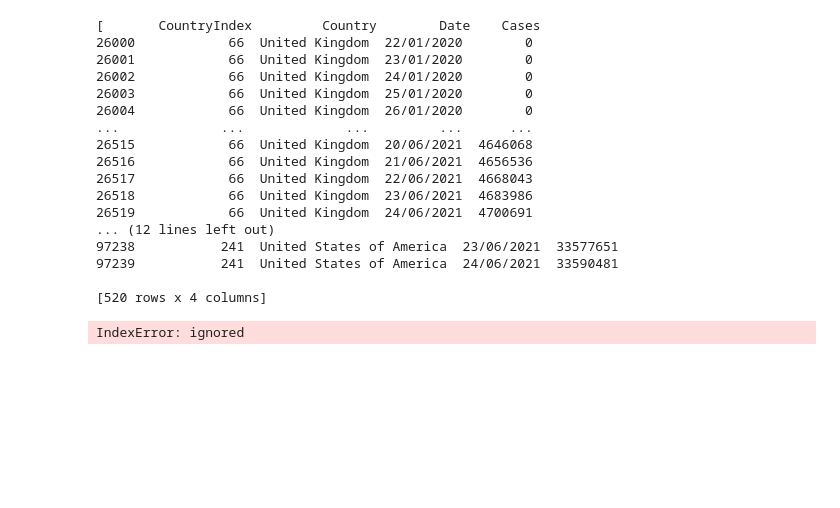
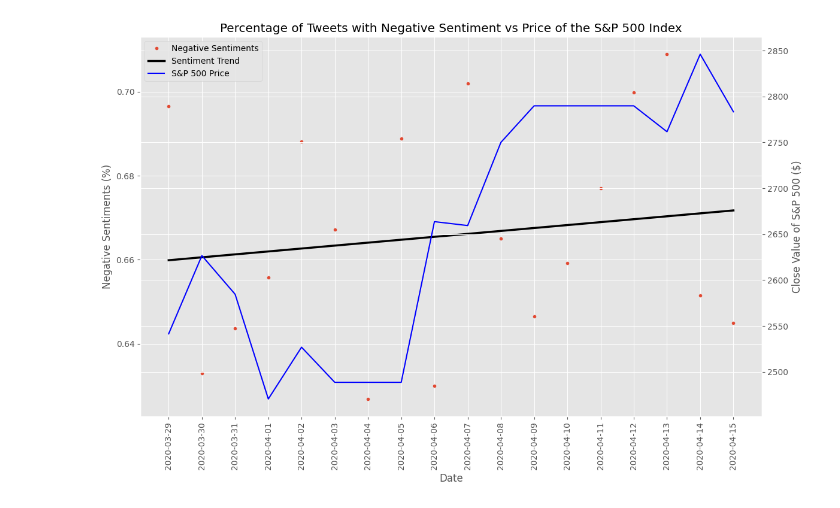
Before and after one commit to Zumbergz/Team2Project, a Jupyter notebook: GMITTeam2.ipynb, the cells around one changed output. Drawn from its saved outputs; the diff is of its cells as text; code cells hidden in the pictures; blank space fills up the shorter version.

```diff
--- a/GMITTeam2.ipynb
+++ b/GMITTeam2.ipynb
@@ -109,29 +86,0 @@ create_plot(ftse_data, cases_per_countries(["United Kingdom"]))
-# %%
-def combine_country_cases(countries):
-  summing = countries[0]
-  for i in range(1, len(countries)+1,1 ):
-    print(countries[i])
-    summing["Cases"].add(countries[i-1]["Cases"], fill_value=0)
-  return summing["Cases"]
-
-print(cases_per_countries(["United Kingdom"]))
-print(combine_country_cases(cases_per_countries(["United Kingdom", "United States of America"])))
-# %% [output]
-[       CountryIndex         Country        Date    Cases
-26000            66  United Kingdom  22/01/2020        0
-26001            66  United Kingdom  23/01/2020        0
-26002            66  United Kingdom  24/01/2020        0
-26003            66  United Kingdom  25/01/2020        0
-26004            66  United Kingdom  26/01/2020        0
-...             ...             ...         ...      ...
-26515            66  United Kingdom  20/06/2021  4646068
-26516            66  United Kingdom  21/06/2021  4656536
-26517            66  United Kingdom  22/06/2021  4668043
-26518            66  United Kingdom  23/06/2021  4683986
-26519            66  United Kingdom  24/06/2021  4700691
-... (12 lines left out)
-97238           241  United States of America  23/06/2021  33577651
-97239           241  United States of America  24/06/2021  33590481
-
-[520 rows x 4 columns]
-IndexError: ignored
@@ -137,0 +109,7 @@ IndexError: ignored
+# %%
+#gets the data between specific dates
+def cut_between_dates(data, start_date, end_date, date_format):
+  data[date_format] = pd.to_datetime(data[date_format])
+  date_filter = (data[date_format] >= start_date) & (data[date_format] <= end_date)
+  data = data.loc[date_filter]
+  return data
@@ -137,0 +182,34 @@ IndexError: ignored
+# %%
+#the twitter data
+twitter_data = get_data("AnalysedSentiments", True)
+
+#s&p 500 data
+sp500_data = get_data("SP50029Mar-15Apr", False)
+
+days = ["2020-03-29",
+        "2020-03-30",
+        "2020-03-31",
+        "2020-04-01",
+        "2020-04-02",
+        "2020-04-03",
+        "2020-04-04",
+        "2020-04-05",
+        "2020-04-06",
+        "2020-04-07",
+        "2020-04-08",
+        "2020-04-09",
+        "2020-04-10",
+        "2020-04-11",
+        "2020-04-12",
+        "2020-04-13",
+        "2020-04-14",
+        "2020-04-15",
+        "2020-04-16"]
+
+final_twitter_data = get_average_sentiment_daily_2(twitter_data, days)
+final_twitter_data.to_csv("twitter_data.csv", index=False)
+
+#create the plot showing the relationship bewteen the covid tweets and the stock market index
+create_covid_plot(sp500_data, final_twitter_data)
+# %% [output]
+[figure, added]
```
Also changed, not shown: parts of 27 cells of this notebook.
